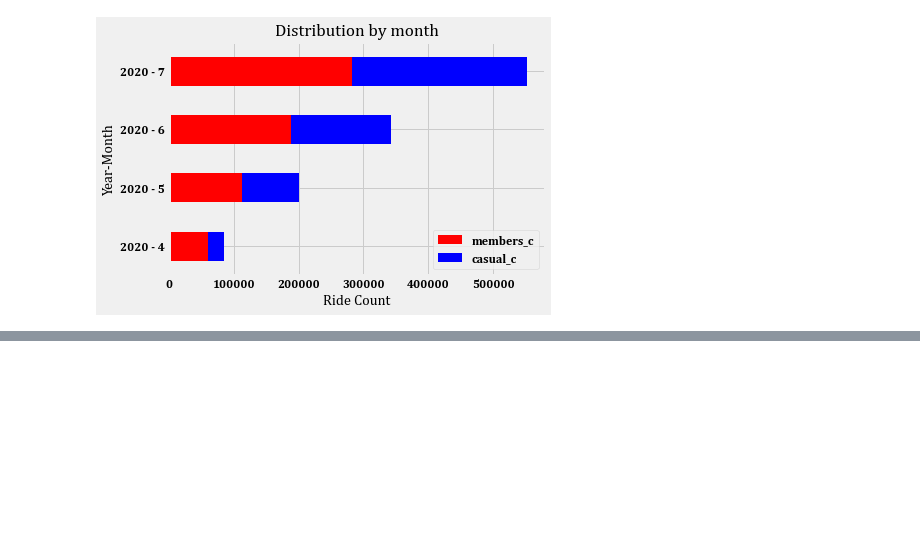
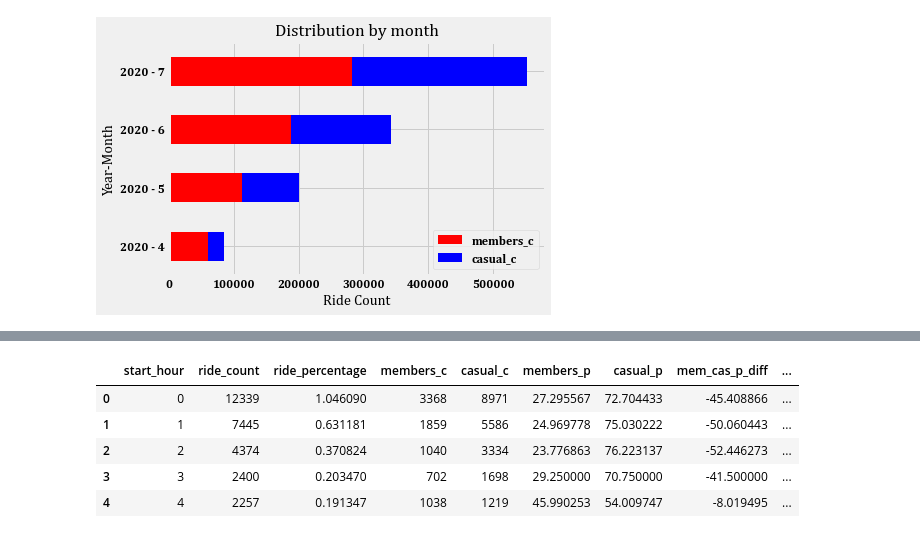
Before and after one commit to deepbdoshi/Google-Analytics-Capstone-Project, a Jupyter notebook: Google Analytics Capstone Project 1.ipynb, the cells around one changed output, grey strips where cells are left out. Cells and saved outputs as stored; diff of their text form; code cells hidden in the pictures; blank space fills up the shorter version.

```diff
--- a/Google Analytics Capstone Project 1.ipynb
+++ b/Google Analytics Capstone Project 1.ipynb
@@ -280,0 +236,9 @@ data.head()
+# %%
+group_data_by_start_hour.head()
+# %% [output]
+|  | start_hour | ride_count | ride_percentage | members_c | casual_c | members_p | casual_p | mem_cas_p_diff | ... |
+| 0 | 0 | 12339 | 1.046090 | 3368 | 8971 | 27.295567 | 72.704433 | -45.408866 | ... |
+| 1 | 1 | 7445 | 0.631181 | 1859 | 5586 | 24.969778 | 75.030222 | -50.060443 | ... |
+| 2 | 2 | 4374 | 0.370824 | 1040 | 3334 | 23.776863 | 76.223137 | -52.446273 | ... |
+| 3 | 3 | 2400 | 0.203470 | 702 | 1698 | 29.250000 | 70.750000 | -41.500000 | ... |
+| 4 | 4 | 2257 | 0.191347 | 1038 | 1219 | 45.990253 | 54.009747 | -8.019495 | ... |
```
Also changed, not shown: parts of 24 cells of this notebook.
